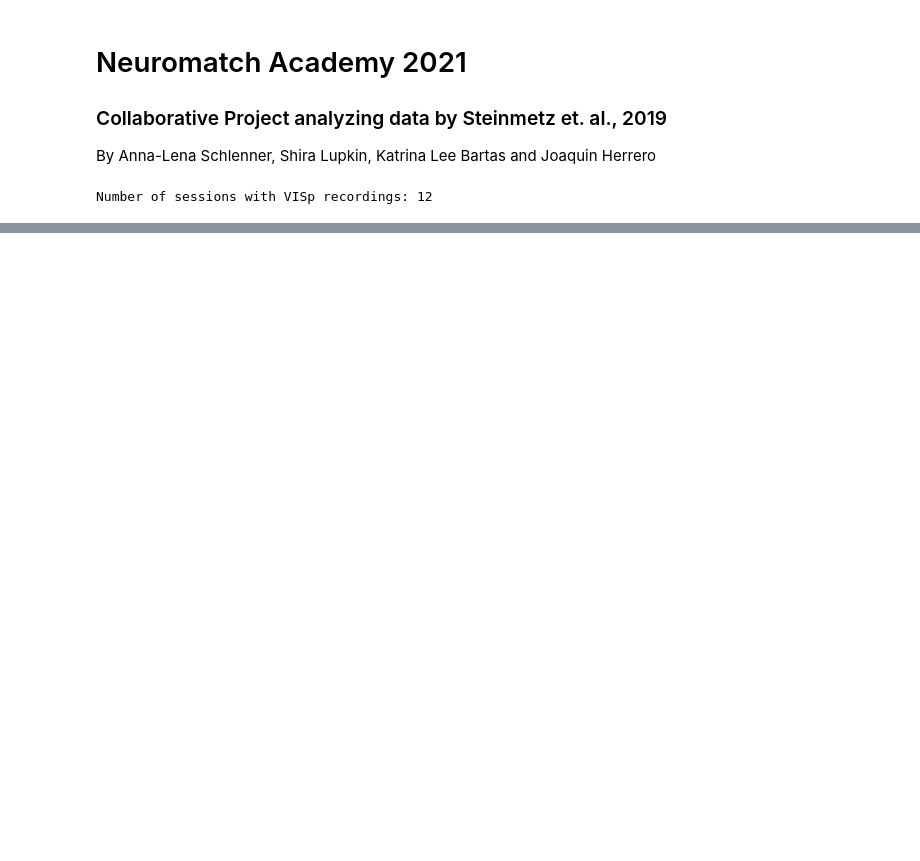
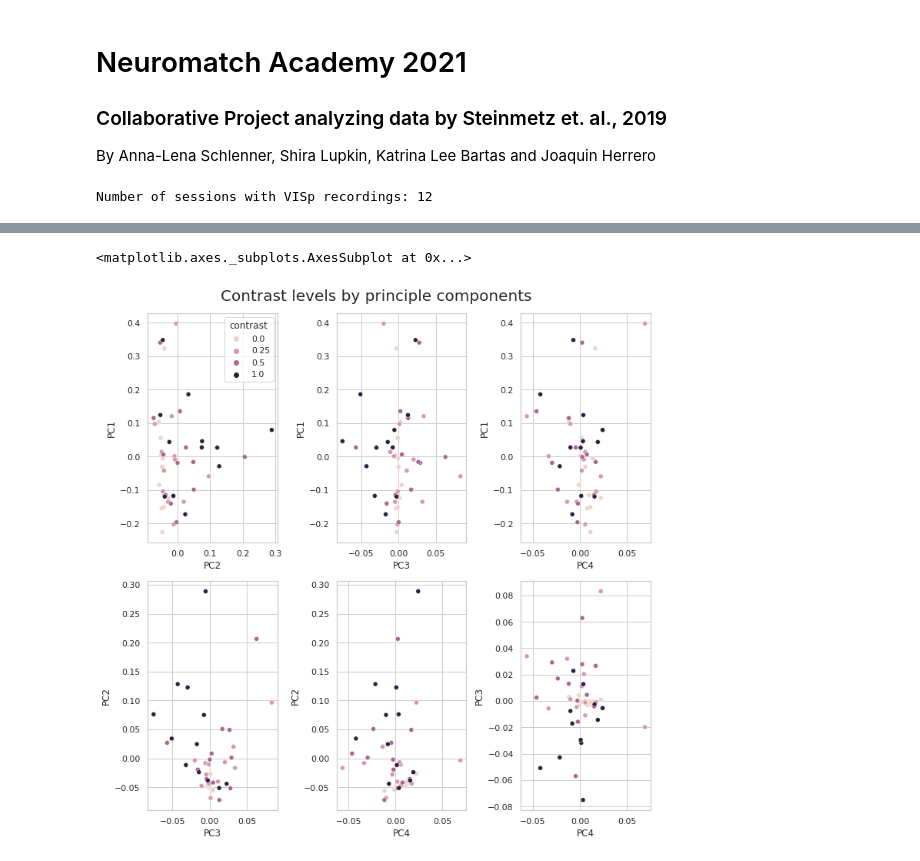
Before and after one commit to Bionerdess/NMA2021, a Jupyter notebook: NMA2021_Project.ipynb, the cells around one changed output, grey strips where cells are left out. Cells and saved outputs as stored; diff of their text form; code cells hidden in the pictures; blank space fills up the shorter version.

```diff
--- a/NMA2021_Project.ipynb
+++ b/NMA2021_Project.ipynb
@@ -125,0 +134,31 @@ plt.show()
+# %%
+df = np.concatenate([visDat00,visDat25,visDat05,visDat1])
+
+nSess = dd.shape[0]
+nContrast = int(df.shape[0]/nSess)
+
+contrast = np.zeros((int(nSess*nContrast),1))
+for i in range(1,nContrast):
+  contrast[i*nSess:i*nSess+nSess] = i
+# %%
+#@title Run PCA
+
+pca = PCA(n_components=4)
+
+PC = pca.fit_transform(df)
+
+pdPC =pd.DataFrame(PC,columns=['PC1','PC2','PC3','PC4'])
+pdPC['contrast'] = contrast
+pdPC['contrast'] = pdPC['contrast'].map({0.0: 0.0,1.0: 0.25,2.0: 0.5,3.0: 1.0})
+# %%
+fig, axes = plt.subplots(2,3,figsize=(10,10),constrained_layout=True) # ,figsize=(40,40)
+fig.suptitle('Contrast levels by principle components',size=20)
+sns.scatterplot(data = pdPC,x='PC2',y='PC1',ax=axes[0,0],hue=pdPC['contrast'],legend='full') #
+sns.scatterplot(data = pdPC,x='PC3',y='PC1',ax=axes[0,1],hue=pdPC['contrast'],legend=False)
+sns.scatterplot(data = pdPC,x='PC4',y='PC1',ax=axes[0,2],hue=pdPC['contrast'],legend=False)
+sns.scatterplot(data = pdPC,x='PC3',y='PC2',ax=axes[1,0],hue=pdPC['contrast'],legend=False)
+sns.scatterplot(data = pdPC,x='PC4',y='PC2',ax=axes[1,1],hue=pdPC['contrast'],legend=False)
+sns.scatterplot(data = pdPC,x='PC4',y='PC3',ax=axes[1,2],hue=pdPC['contrast'],legend=False)
+# %% [output]
+<matplotlib.axes._subplots.AxesSubplot at 0x...>
+[figure, added]
```
Also changed, not shown: parts of 7 cells of this notebook.
